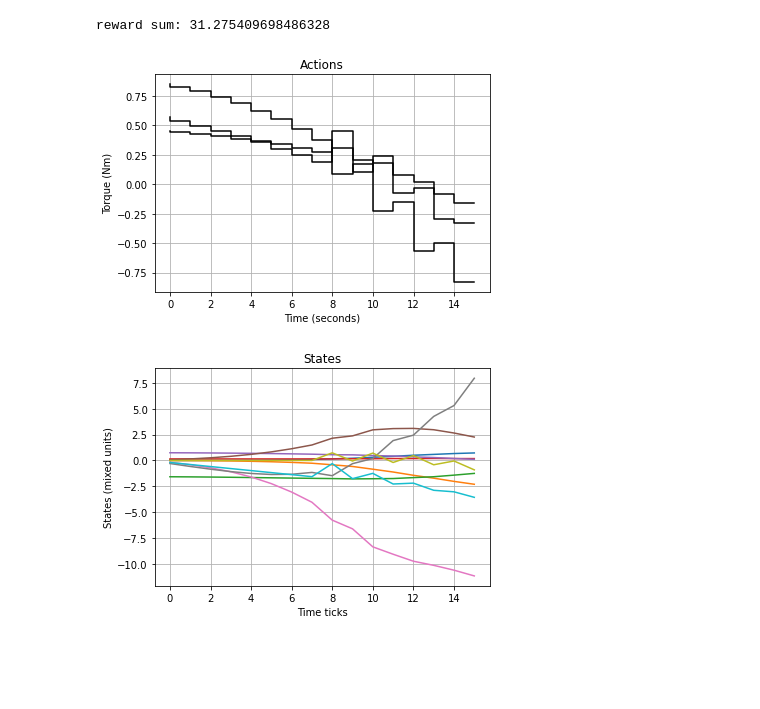
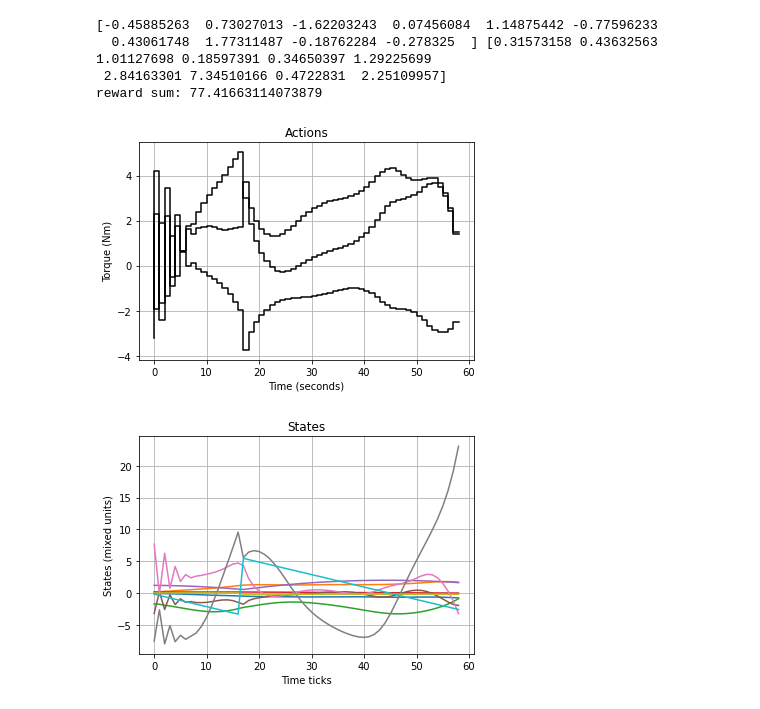
Before and after one commit to sgillen/bball, a Jupyter notebook: python/analyze_ars.ipynb, the cells around one changed output. Drawn from its saved outputs; the diff is of its cells as text; code cells hidden in the pictures; blank space fills up the shorter version.

```diff
--- a/python/analyze_ars.ipynb
+++ b/python/analyze_ars.ipynb
@@ -50,5 +59,8 @@ def do_rollout_ars(policy):
 # %%
-trial_path = "/home/sgillen/work/bball/data_ars_wc/exp2"
+#trial_path = "/home/sgillen/work/bball/data_ars_wc/exp2"
+from bball3_env import BBall3Env
+env_name = "bball3-v1"
+trial_path = "/Users/adi/Desktop/DRL/BouncingBall_ModelBasedControl/RL/bball/python/data_ars2/trial_0"
 agent_list = []
 r_list = []
 
@@ -64,11 +76,16 @@ for entry in os.scandir(trial_path):
     if ".ipynb" in entry.path:
         continue
     if "config" in entry.path:
+        print(entry.path)
         env_config = pickle.load(open(entry.path, 'rb'))
         continue
 
-    agent_list.append(torch.load(entry.path))
-    r_list.append(torch.stack(agent_list[-1].r_hist))
+#     agent_list.append(torch.load(entry.path))
+    agent_list.append(pickle.load(open(entry.path, 'rb')))
+    print(agent_list)
+#     tensor_arg = torch.from_numpy(np.array(agent_list[-1].r_hist))
+    r_list.append(agent_list[-1].r_hist)
 
 
-env = gym.make(env_name, **env_config)
+#env = gym.make(env_name, **env_config)
+env = BBall3Env(**env_config)
@@ -81,29 +104,34 @@ smooth_bounded_curve(torch.stack(r_list).T)
 # %%
-obs_hist, act_hist, rew_hist = do_rollout_ars(agent_list[0].policy)
+print(agent_list[0].model.state_mean, agent_list[0].model.state_std)
+obs_hist, act_hist, rew_hist = do_rollout_ars(agent_list[0].model) # --> do_rollout_ars accepts ARSModel
 
+#obs_hist, act_hist, rew_hist = do_rollout_ars(agent_list[0].policy) --> ARSAgent has no attribute called policy
 
 print(f"reward sum: {sum(rew_hist)}")
 
 plt.step([i for i in range(act_hist.shape[0])], act_hist, 'k')
 plt.title('Actions')
 plt.xlabel('Time (seconds)')
 plt.ylabel('Torque (Nm)')
 plt.grid()
 #plt.savefig(script_path + '../figs/act_hist.png')
 plt.show(); plt.figure()
 
 plt.plot(obs_hist)
 
 plt.title('States')
 plt.xlabel('Time ticks')
 plt.ylabel('States (mixed units)')
 plt.grid()
 #plt.savefig(script_path + '../figs/obs_hist.png')
 plt.show()
 # %% [output]
-reward sum: 31.275409698486328
+[-0.45885263  0.73027013 -1.62203243  0.07456084  1.14875442 -0.77596233
+  0.43061748  1.77311487 -0.18762284 -0.278325  ] [0.31573158 0.43632563 1.01127698 0.18597391 0.34650397 1.29225699
+ 2.84163301 7.34510166 0.4722831  2.25109957]
+reward sum: 77.41663114073879
-[figure, old version]
+[figure, new version]
-[figure, old version]
+[figure, new version]
 # %%
 env.eng.clf()
 obs_list = []
```
Also changed, not shown: parts of 6 cells of this notebook, 1 other file.
